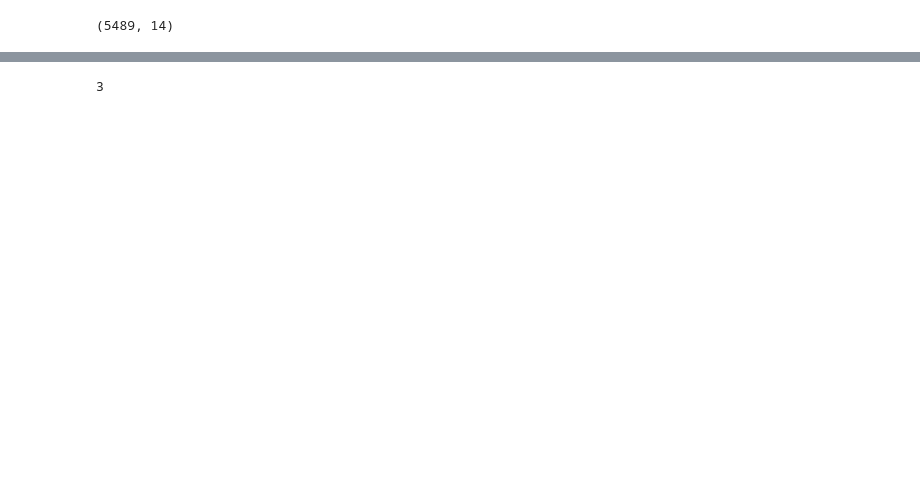
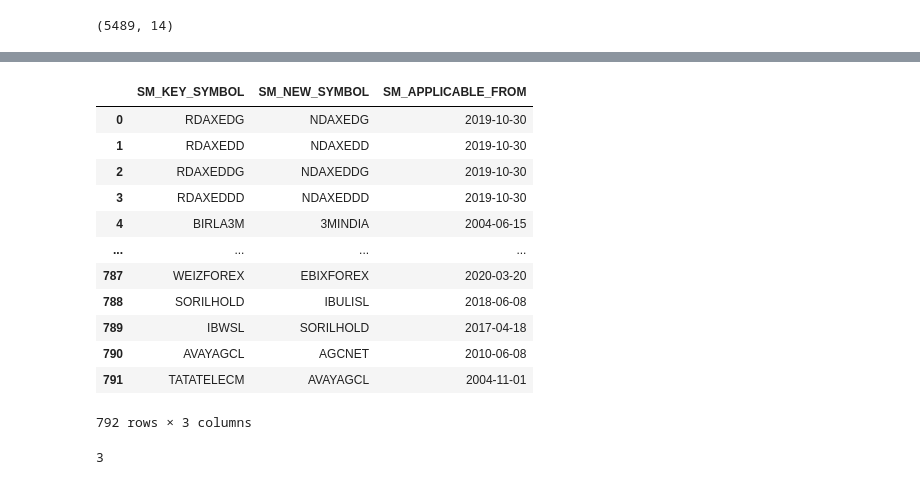
Before and after one commit to bhavesh0009/NSE-Price-Prediction, a Jupyter notebook: download_master.ipynb, the cells around one changed output, grey strips where cells are left out. Saved outputs shown, nothing was run; the diff lists cells and outputs as text; code cells hidden in the pictures; blank space fills up the shorter version.

```diff
--- a/download_master.ipynb
+++ b/download_master.ipynb
@@ -195,0 +204,20 @@ df_unique_scripts = frame.Symbol.unique()
+# %%
+symbol_changes = pd.read_csv(r"data\symbolchange.csv")
+# %%
+symbol_changes['SM_APPLICABLE_FROM'] = pd.to_datetime(symbol_changes['SM_APPLICABLE_FROM'])
+# %%
+symbol_changes.groupby()
+# %% [output]
+|  | SM_KEY_SYMBOL | SM_NEW_SYMBOL | SM_APPLICABLE_FROM |
+| 0 | RDAXEDG | NDAXEDG | 2019-10-30 |
+| 1 | RDAXEDD | NDAXEDD | 2019-10-30 |
+| 2 | RDAXEDDG | NDAXEDDG | 2019-10-30 |
+| 3 | RDAXEDDD | NDAXEDDD | 2019-10-30 |
+| 4 | BIRLA3M | 3MINDIA | 2004-06-15 |
+| ... | ... | ... | ... |
+| 787 | WEIZFOREX | EBIXFOREX | 2020-03-20 |
+| 788 | SORILHOLD | IBULISL | 2018-06-08 |
+| 789 | IBWSL | SORILHOLD | 2017-04-18 |
+| 790 | AVAYAGCL | AGCNET | 2010-06-08 |
+| 791 | TATATELECM | AVAYAGCL | 2004-11-01 |
+792 rows × 3 columns
```
Also changed, not shown: parts of 4 cells of this notebook, 2 other files.
